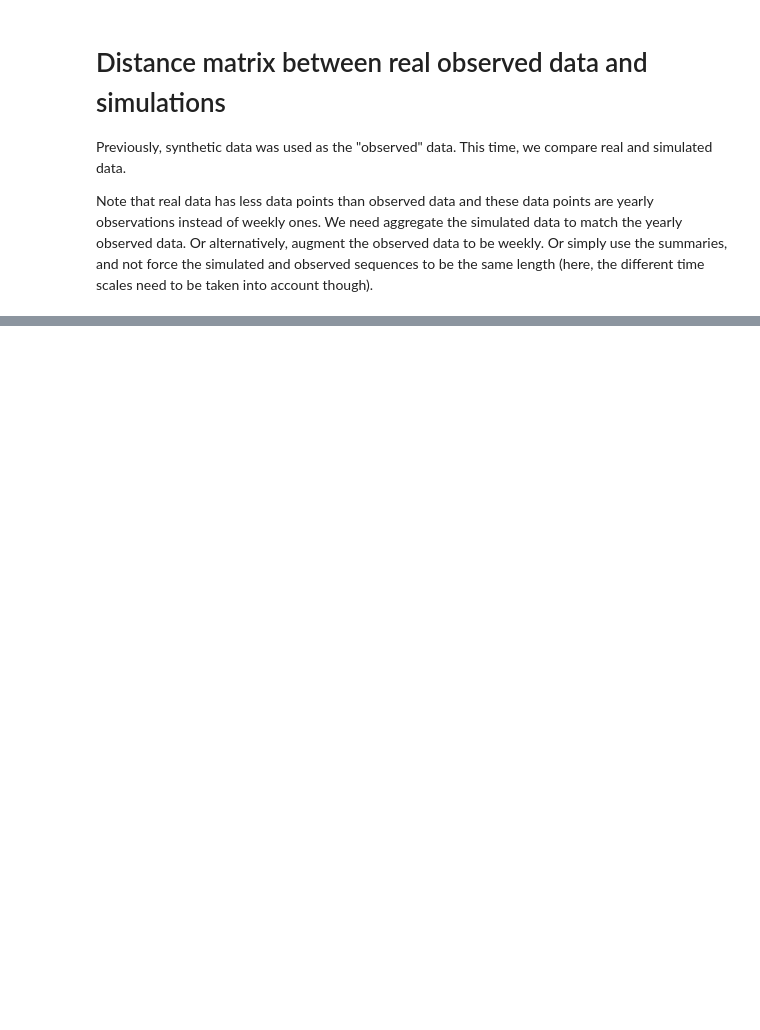
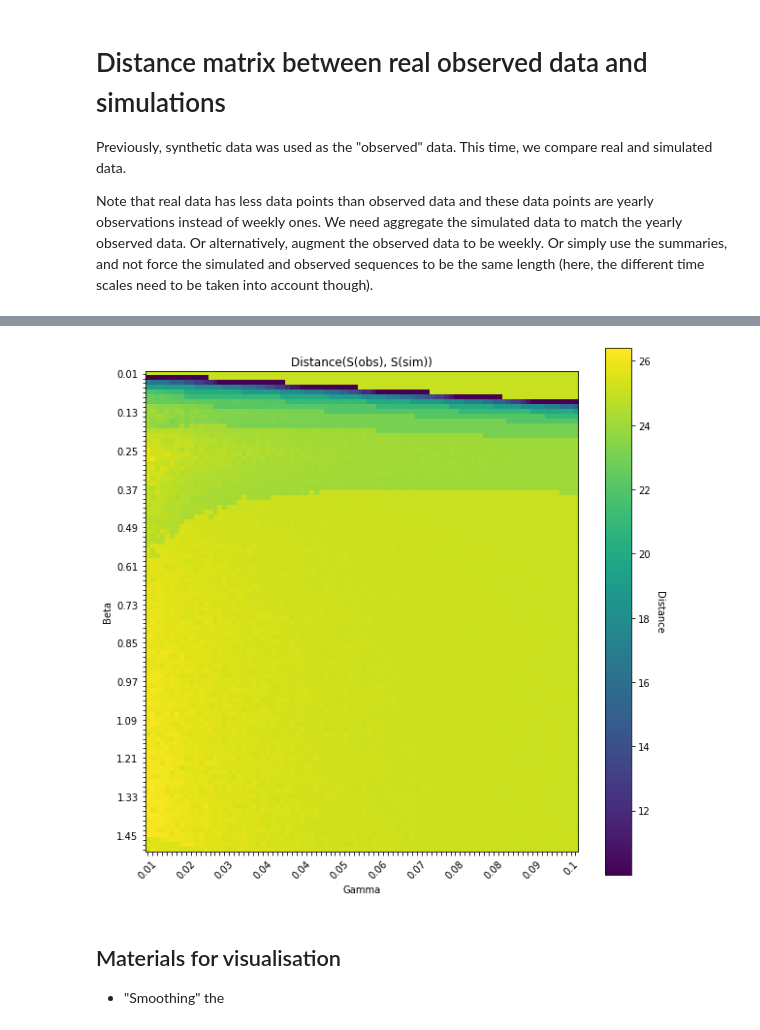
Before and after one commit to fanoja/Ecoli-R0, a Jupyter notebook: SIR simulation grid.ipynb, the cells around one changed output, grey strips where cells are left out. Cells and saved outputs as stored; diff of their text form; code cells hidden in the pictures; blank space fills up the shorter version.

```diff
--- a/SIR simulation grid.ipynb
+++ b/SIR simulation grid.ipynb
@@ -201,6 +201,9 @@ def plot_heatmap(mat, betas, gammas, title, cbar_label, nth = 4):
     im = ax.imshow(mat)
     ax.set_yticks(np.arange(mat.shape[0]), labels=row_labels)
     ax.set_xticks(np.arange(mat.shape[1]), labels=col_labels, rotation = 45)
+    ax.set_xlabel("Gamma")
+    ax.set_ylabel("Beta")
+
     cbar = ax.figure.colorbar(im, ax=ax)
     cbar.ax.set_ylabel(cbar_label, rotation=-90, va="bottom")
     ax.set_title(title)
@@ -295,0 +366,11 @@ Note that real data has less data points than observed data and these data point
+# %%
+# Grid simulation
+# dimensions of the grid to simulate
+n_beta = 100
+n_gamma = 90
+
+beta_range = (0.01, 1.5) # range of beta values to simulate; has to be large enough to find the small distance areas,
+# which can then be used to refine this range further. And used as values for synthetic data.
+gamma_range = (0.0125, 0.1) # range of gamma values to simulate
+
+dist_mat, betas, gammas = get_distance_grid(beta_range, gamma_range, n_beta, n_gamma, N_sim, e, bsi_obs, is_agg = True)
@@ -295,0 +395,9 @@ Note that real data has less data points than observed data and these data point
+# %%
+# Visualisation
+
+plot_heatmap(dist_mat, betas, gammas, title = "Distance(S(obs), S(sim))", cbar_label = "Distance", nth = 8)
+# %% [output]
+[figure, added]
+# %% [markdown]
+## Materials for visualisation
+- "Smoothing" the
```
Also changed, not shown: parts of 9 cells of this notebook.
